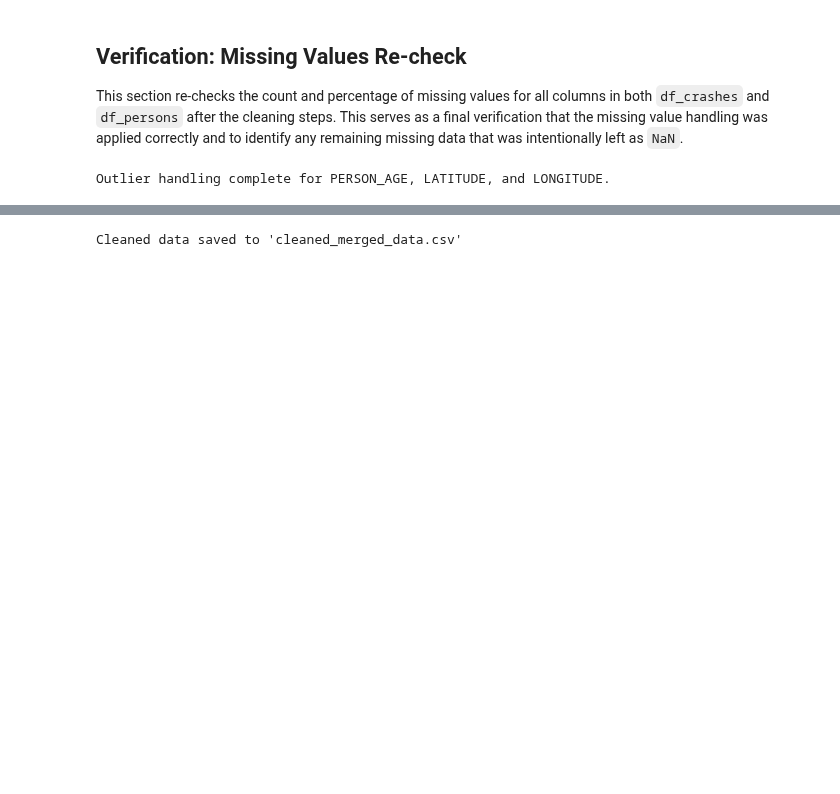
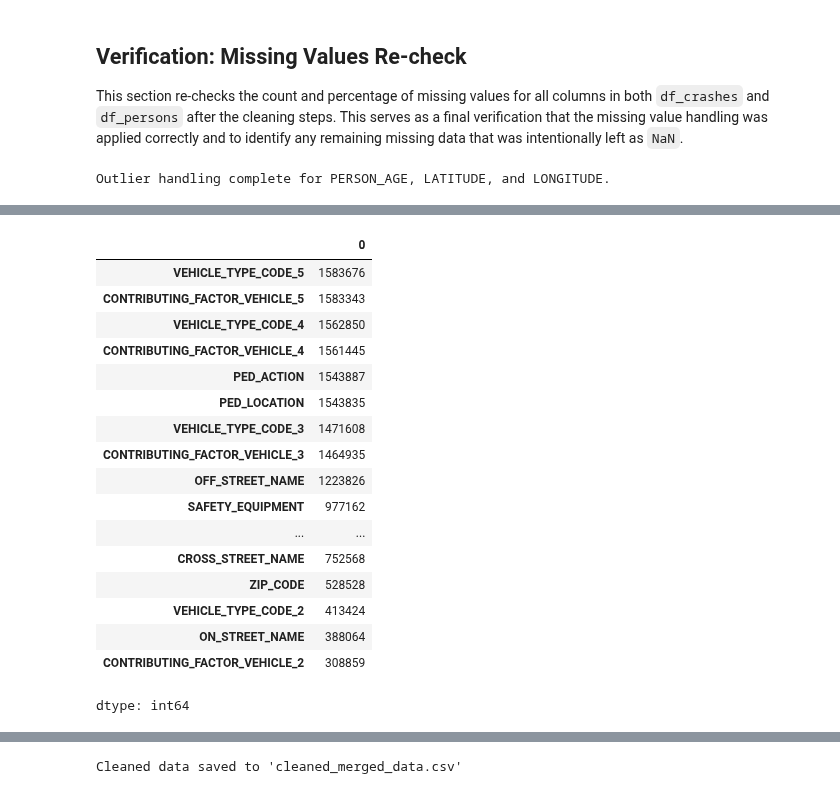
Before and after one commit to User-2rxeg/NYC-CrashLens, a Jupyter notebook: V1.ipynb, the cells around one changed output, grey strips where cells are left out. Saved outputs shown, nothing was run; the diff lists cells and outputs as text; code cells hidden in the pictures; blank space fills up the shorter version.

```diff
--- a/V1.ipynb
+++ b/V1.ipynb
@@ -471,0 +432,14 @@ Shape of df_merged after dropping columns: (2221796, 48)
+# %%
+# ----- Integration Step -----
+
+df_merged = df_crashes.merge(
+    df_persons,
+    on='COLLISION_ID',
+    how='inner',
+    suffixes=('_CRASH', '_PERSON')
+)
+
+df_merged.head()
+df_merged.shape
+
+df_merged.info()
@@ -471,0 +464,22 @@ Shape of df_merged after dropping columns: (2221796, 48)
+# %%
+missing_after_integration = df_merged.isna().sum().sort_values(ascending=False)
+missing_after_integration.head(20)
+# %% [output]
+|  | 0 |
+| VEHICLE_TYPE_CODE_5 | 1583676 |
+| CONTRIBUTING_FACTOR_VEHICLE_5 | 1583343 |
+| VEHICLE_TYPE_CODE_4 | 1562850 |
+| CONTRIBUTING_FACTOR_VEHICLE_4 | 1561445 |
+| PED_ACTION | 1543887 |
+| PED_LOCATION | 1543835 |
+| VEHICLE_TYPE_CODE_3 | 1471608 |
+| CONTRIBUTING_FACTOR_VEHICLE_3 | 1464935 |
+| OFF_STREET_NAME | 1223826 |
+| SAFETY_EQUIPMENT | 977162 |
+| ... | ... |
+| CROSS_STREET_NAME | 752568 |
+| ZIP_CODE | 528528 |
+| VEHICLE_TYPE_CODE_2 | 413424 |
+| ON_STREET_NAME | 388064 |
+| CONTRIBUTING_FACTOR_VEHICLE_2 | 308859 |
+dtype: int64
```
Also changed, not shown: parts of 33 cells of this notebook.
